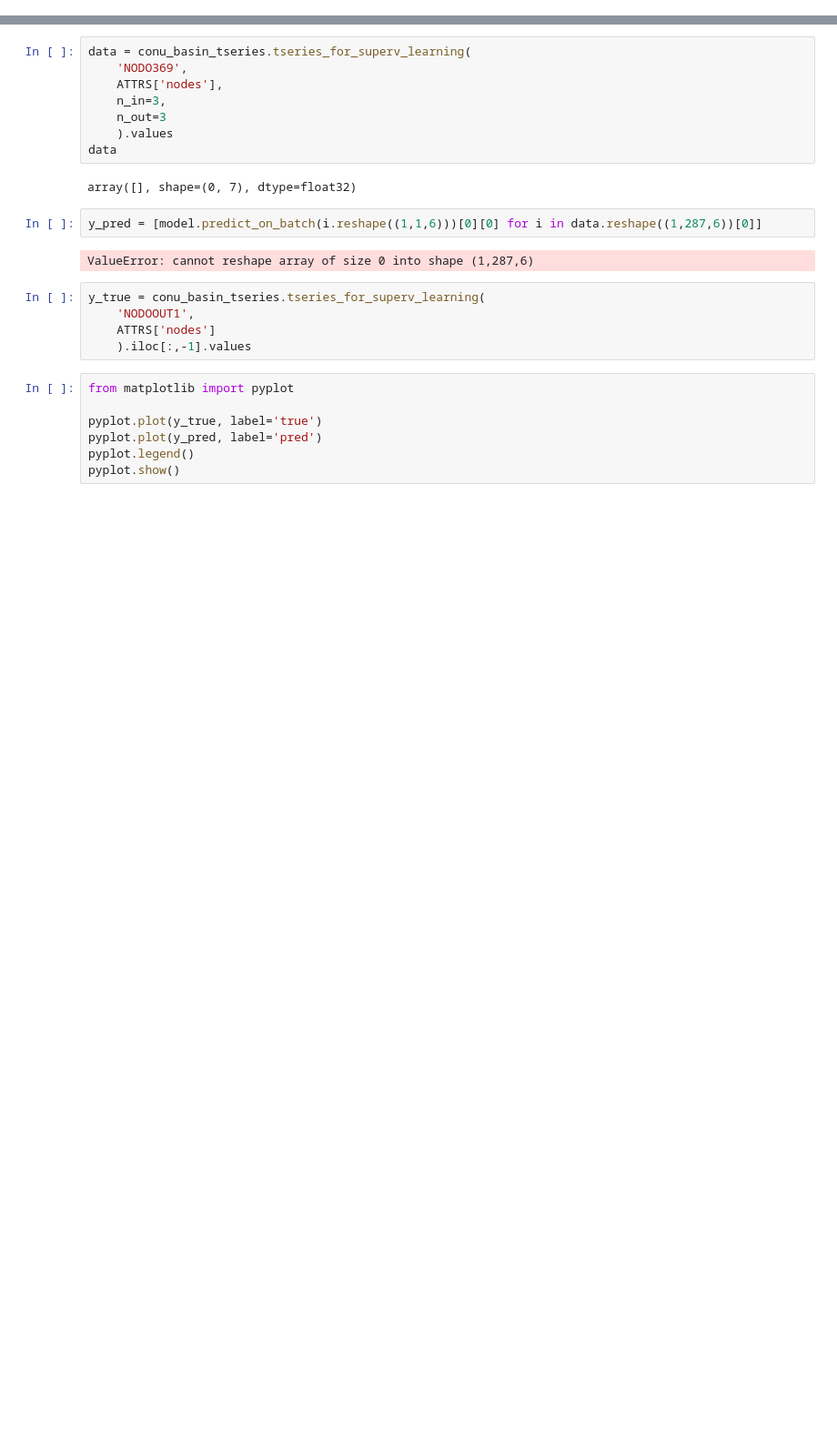
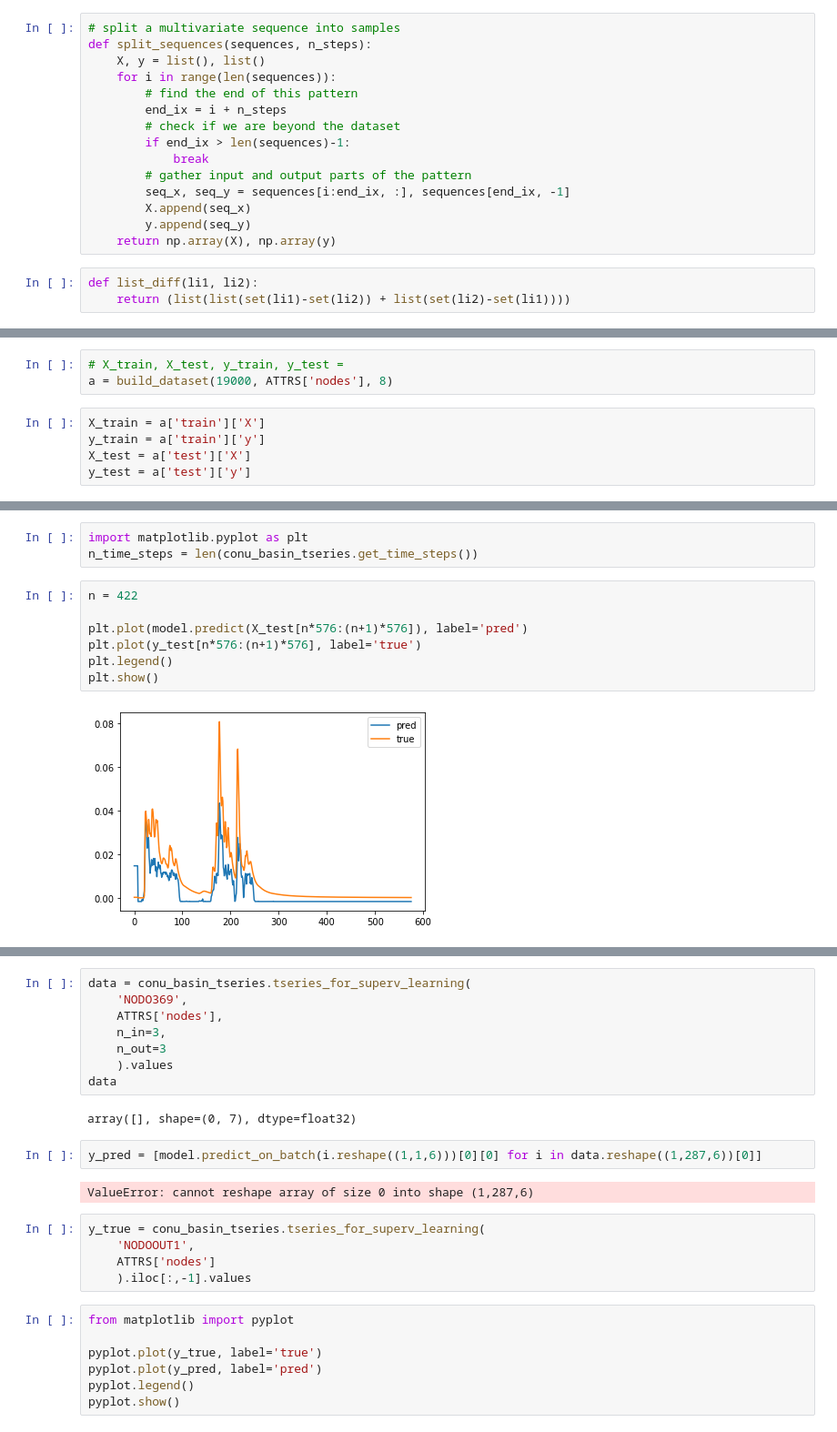
Before and after one commit to martineserios/ConuFOrecast, a Jupyter notebook: experiments/notebooks/tseries_playground_baseline.ipynb, the cells around one changed output, grey strips where cells are left out. Shown at 91% size. Cells and saved outputs as stored; diff of their text form; blank space fills up the shorter version.

```diff
--- a/experiments/notebooks/tseries_playground_baseline.ipynb
+++ b/experiments/notebooks/tseries_playground_baseline.ipynb
@@ -87,0 +68,18 @@ TypeError: argument of type 'int' is not iterable
+# %%
+# split a multivariate sequence into samples
+def split_sequences(sequences, n_steps):
+	X, y = list(), list()
+	for i in range(len(sequences)):
+		# find the end of this pattern
+		end_ix = i + n_steps
+		# check if we are beyond the dataset
+		if end_ix > len(sequences)-1:
+			break
+		# gather input and output parts of the pattern
+		seq_x, seq_y = sequences[i:end_ix, :], sequences[end_ix, -1]
+		X.append(seq_x)
+		y.append(seq_y)
+	return np.array(X), np.array(y)
+# %%
+def list_diff(li1, li2):
+    return (list(list(set(li1)-set(li2)) + list(set(li2)-set(li1))))
@@ -88,3 +135,11 @@ TypeError: argument of type 'int' is not iterable
+# %%
+# X_train, X_test, y_train, y_test =
+a = build_dataset(19000, ATTRS['nodes'], 8)
+# %%
+X_train = a['train']['X']
+y_train = a['train']['y']
+X_test = a['test']['X']
+y_test = a['test']['y']
 # %%
 from sklearn.preprocessing import MinMaxScaler
 from sklearn.preprocessing import LabelEncoder
@@ -130,0 +199,12 @@ array([[ 1.47777849,  2.37218316],
+# %%
+import matplotlib.pyplot as plt
+n_time_steps = len(conu_basin_tseries.get_time_steps())
+# %%
+n = 422
+
+plt.plot(model.predict(X_test[n*576:(n+1)*576]), label='pred')
+plt.plot(y_test[n*576:(n+1)*576], label='true')
+plt.legend()
+plt.show()
+# %% [output]
+[figure, added]
```
Also changed, not shown: parts of 18 cells of this notebook, 13 other files.
